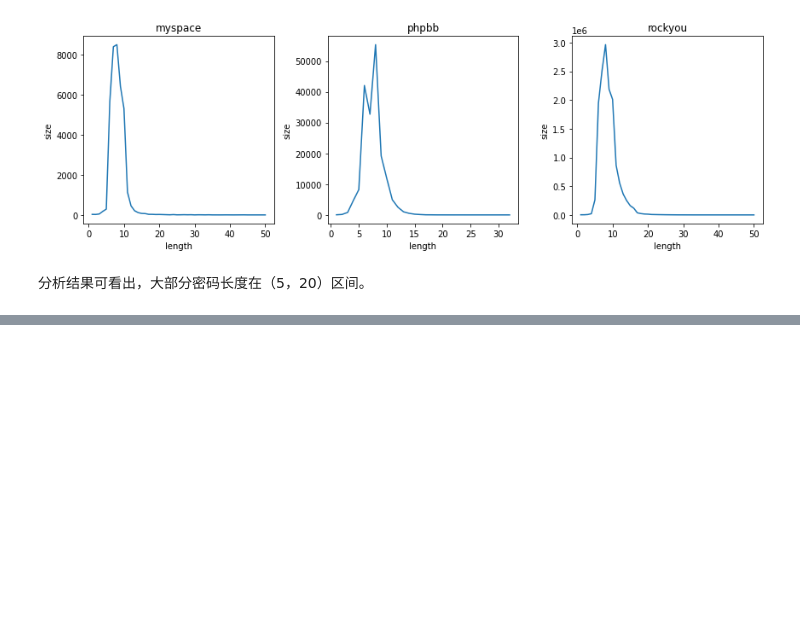
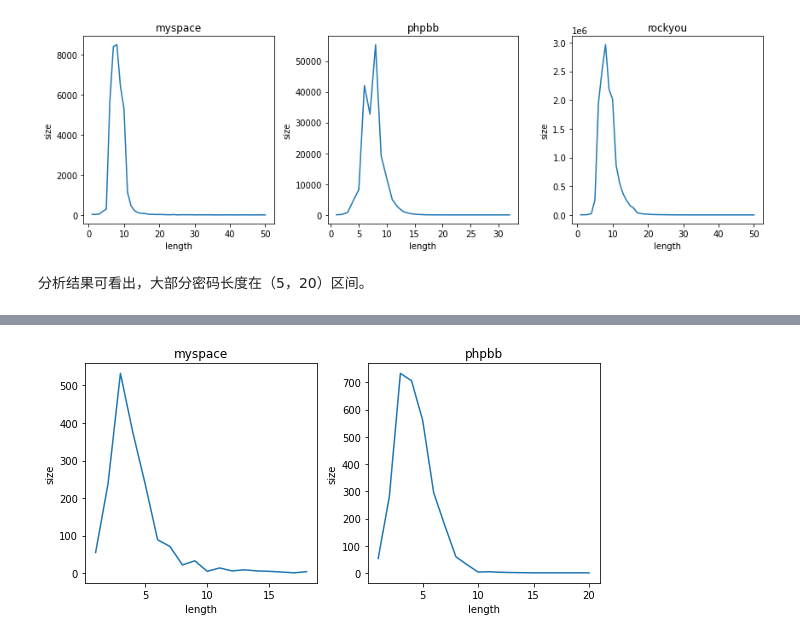
Before and after one commit to Kangjiabao123/GoogleColab, a Jupyter notebook: genpass/data_analysis.ipynb, the cells around one changed output, grey strips where cells are left out. Cells and saved outputs as stored; diff of their text form; code cells hidden in the pictures; blank space fills up the shorter version.

```diff
--- a/genpass/data_analysis.ipynb
+++ b/genpass/data_analysis.ipynb
@@ -87,0 +156,20 @@ draw()
+# %%
+names = ['myspace', 'phpbb']
+def draw():
+  fig, axs = plt.subplots(1, 2, figsize=(8, 4))
+
+  x, y = {}, {}
+  for index, name in enumerate(names):
+    x[name] = data_size.loc[data_size['name'] == name, ['len']]
+    y[name] = data_size.loc[data_size['name'] == name, ['size']]
+    axs[index].plot(x[name], y[name])
+    axs[index].set_title(name)
+    axs[index].set_xlabel('length')
+    axs[index].set_ylabel('size')
+
+  fig.tight_layout()
+  plt.show()
+
+draw()
+# %% [output]
+[figure, added]
```
Also changed, not shown: parts of 17 cells of this notebook.
